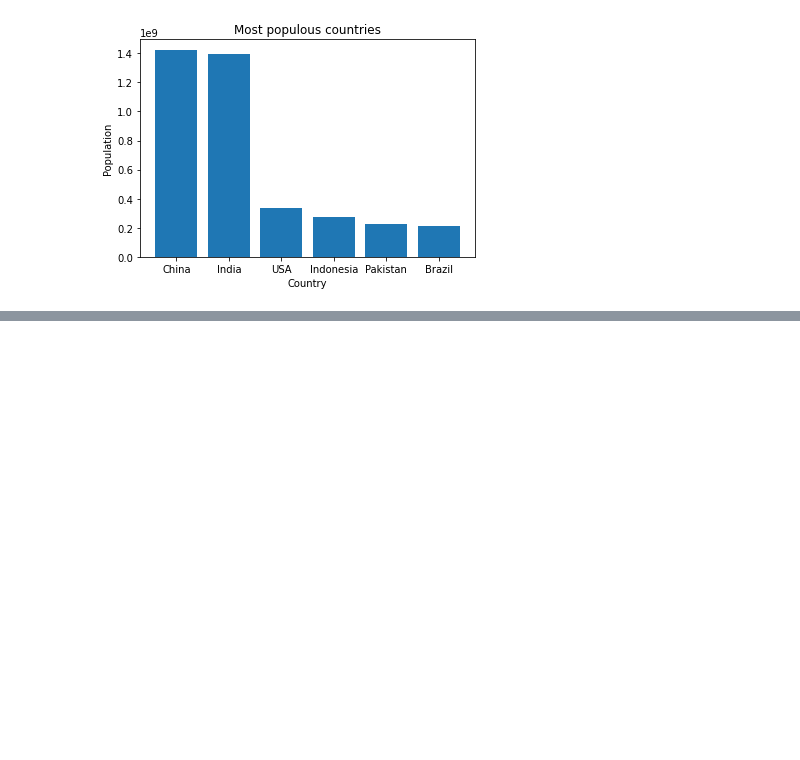
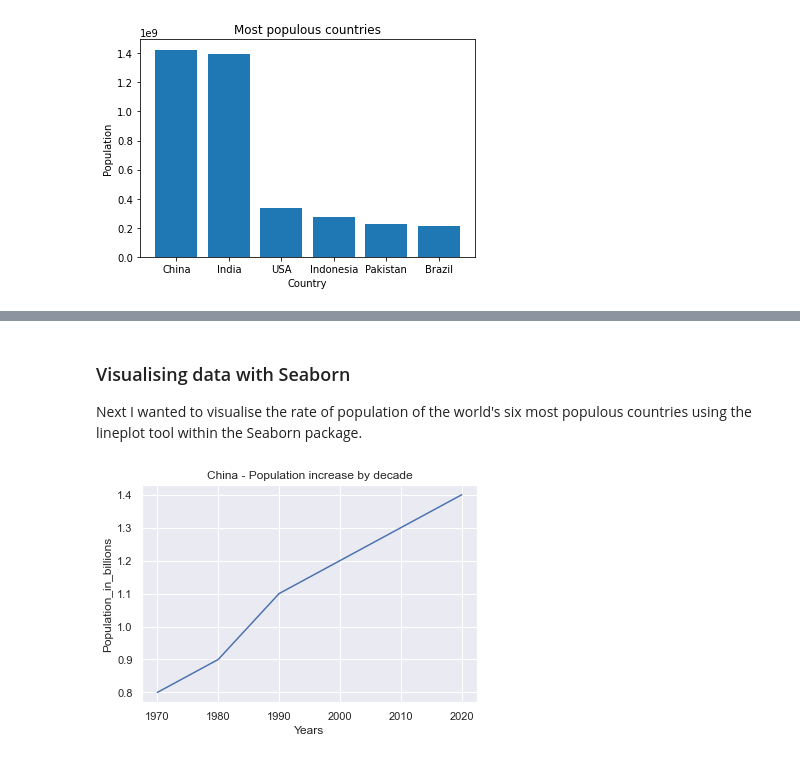
Before and after one commit to martincusack979/PFDA-project, a Jupyter notebook: PFDA Project.ipynb, the cells around one changed output, grey strips where cells are left out. Saved outputs shown, nothing was run; the diff lists cells and outputs as text; code cells hidden in the pictures; blank space fills up the shorter version.

Commit message:
lineplots

```diff
--- a/PFDA Project.ipynb
+++ b/PFDA Project.ipynb
@@ -127,3 +129,6 @@ df_topSix
 | 93 | 4 | Indonesia | Asia | 271857970 | 244016173 | 214072421 | 182159874 | ... |
 | 156 | 5 | Pakistan | Asia | 227196741 | 194454498 | 154369924 | 115414069 | ... |
 | 27 | 7 | Brazil | South America | 213196304 | 196353492 | 175873720 | 150706446 | ... |
+# %% [markdown]
+### Visualising data with Seaborn
+Next I wanted to visualise the rate of population of the world's six most populous countries using the lineplot tool within the Seaborn package.
@@ -129,0 +140,16 @@ df_topSix
+# %%
+# create arrays for Years and Populations
+Years = np.array(["1970", "1980", "1990", "2000", "2010", "2020"])
+Population_in_billions = np.array([0.8, 0.9, 1.1, 1.2, 1.3, 1.4])
+
+# convert to pandas dataframe
+d = {"Years": Years, "Population_in_billions": Population_in_billions}
+rate_increase = pd.DataFrame(d)
+
+# use seaborn to create lineplot
+sns.set(style='darkgrid')
+sns.lineplot(x="Years", y="Population_in_billions", data = rate_increase)
+plt.title("China - Population increase by decade")
+plt.show()
+# %% [output]
+[figure, added]
```
Also changed, not shown: parts of 9 cells of this notebook.
